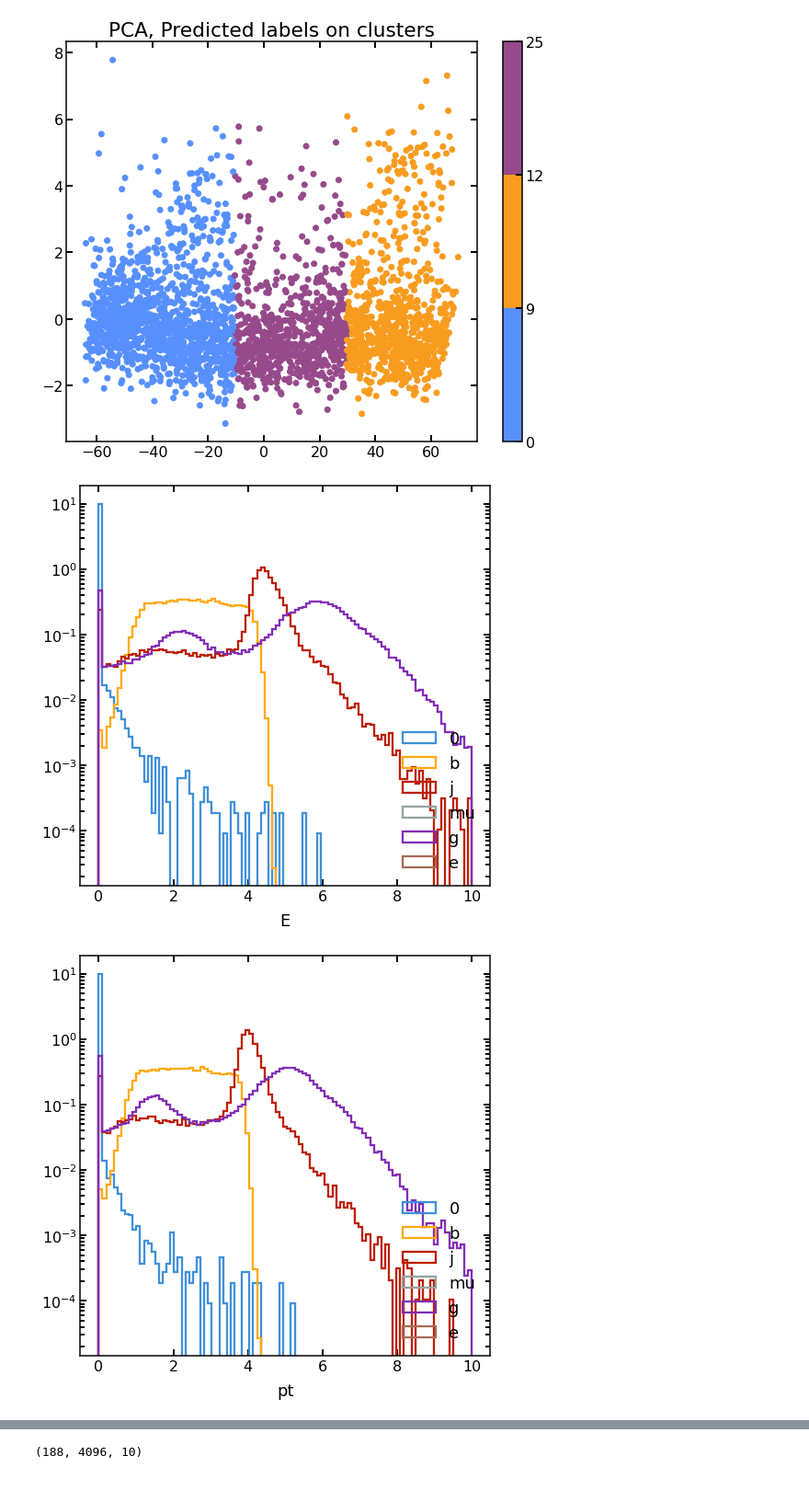
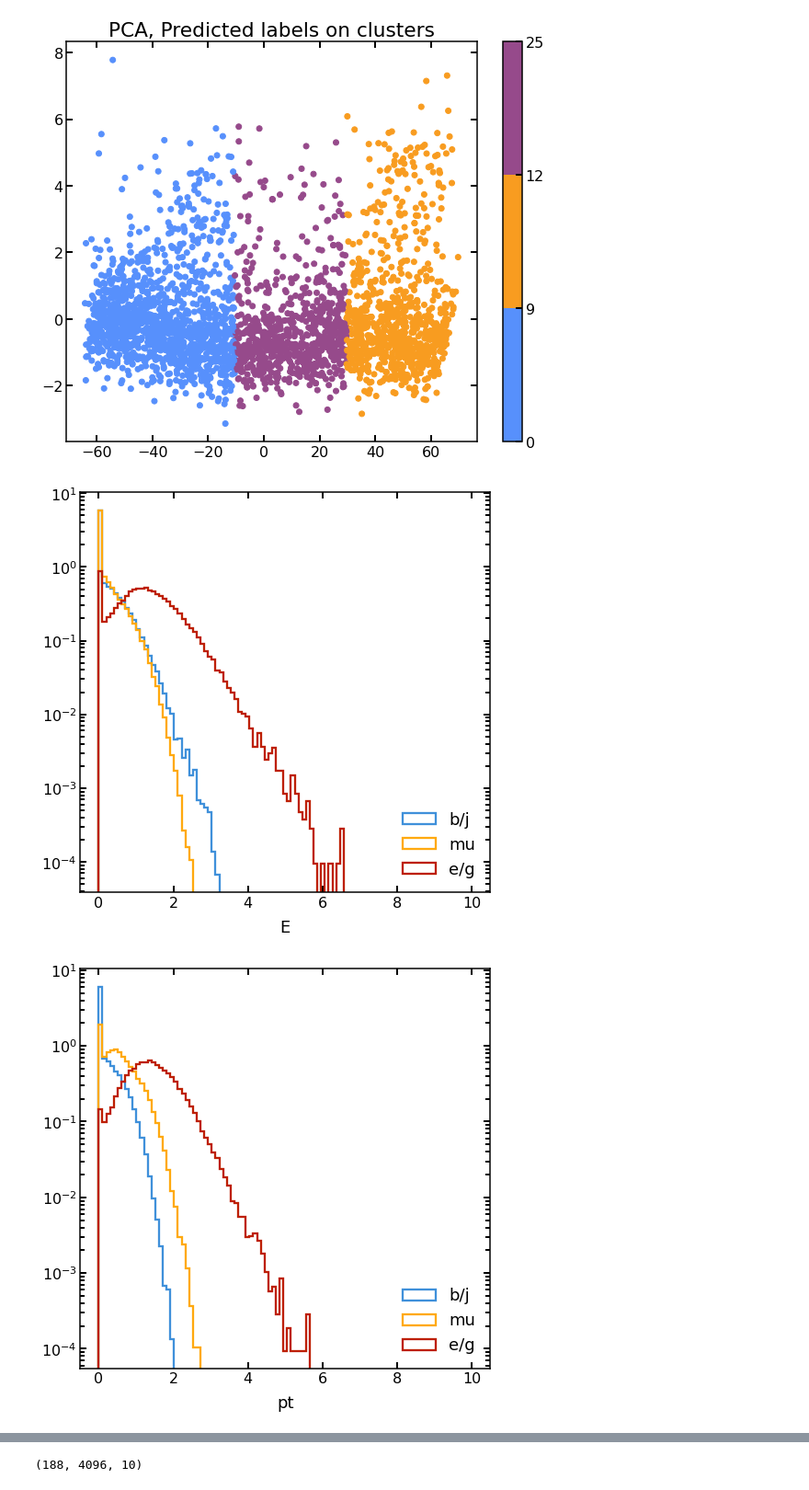
Before and after one commit to chernyavskaya/AnomalyClustering, a Jupyter notebook: notebooks/eval_graph_AE_upd.ipynb, the cells around one changed output, grey strips where cells are left out. Shown at 92% size. Saved outputs shown, nothing was run; the diff lists cells and outputs as text; code cells hidden in the pictures.

```diff
--- a/notebooks/eval_graph_AE_upd.ipynb
+++ b/notebooks/eval_graph_AE_upd.ipynb
@@ -47,14 +47,14 @@ device = torch.device('cuda:0' if torch.cuda.is_available() else 'cpu')
 # %% [output]
 setGPU: Setting GPU to: 1
 # %%
-DATA_PATH = '/eos/user/n/nchernya/MLHEP/AnomalyDetection/AnomalyClustering/inputs/'
-TRAIN_NAME = 'bkg_l1_filtered_1mln.h5'
+DATA_PATH = '/eos/user/n/nchernya/MLHEP/AnomalyDetection/autoencoder_for_anomaly/clustering/inputs/'
+TRAIN_NAME = 'background_chan3_passed_ae_l1.h5'
 filename_bg = DATA_PATH + TRAIN_NAME
 in_file = h5py.File(filename_bg, 'r')
-file_dataset = np.array(in_file['dataset'])[:,:,[0,2,4,5,6,7]]
-num_classes=6
+file_dataset = np.array(in_file['dataset']) ##[:,:,[0,2,4,5,6,7]]
+num_classes=4
 random.shuffle(file_dataset)
-file_dataset = file_dataset[:int(5e4)]
+file_dataset = file_dataset#[:int(5e4)]
 #trying temp to see what happens if we separate peak of 0s from eta and phi (activation function and pi cyclicity was changed in the model accordingly)
 #file_dataset[:,1:,4] = np.where(file_dataset[:,1:,1]==0.,0.,file_dataset[:,1:,4]+3.0)
 #file_dataset[:,1:,5] = np.where(file_dataset[:,1:,1]==0.,0.,file_dataset[:,1:,5]+3.4)
@@ -63,7 +63,7 @@ input_shape=[16,5]
 n_top_proc=3
 batch_size=256
 
-prepared_dataset,datas =  data_proc.prepare_graph_datas(file_dataset,input_shape[0],n_top_proc = n_top_proc,connect_only_real=False)
+prepared_dataset,datas =  data_proc.prepare_graph_datas(file_dataset,input_shape[0],n_top_proc = n_top_proc,connect_only_real=True)
 
 pid_weight = data_proc.get_relative_weights(prepared_dataset[:,1:,1].reshape(prepared_dataset[:,1:,1].shape[0]*prepared_dataset[:,1:,1].shape[1]),mode='max')
 #pid_weight = [1.,1.4,5.,5.]
@@ -113,3 +95,21 @@ model_AE = load_GraphAE(params_dict, device, path_model_ae)
+# %%
+import json
+import models.models as models
+reload(models)
+from models.models import load_DenseAE, load_IDEC, load_GraphAE
+
+
+load_dir = '/eos/user/n/nchernya/MLHEP/AnomalyDetection/autoencoder_for_anomaly/clustering/trained_output/graph/'
+n_run = 'run_7'
+load_dir+=n_run+'/'
+#path_model_ae = load_dir+'/best_model_AE.pkl'
+path_model_ae = load_dir+'/pretrained_AE_epoch_101.pkl'
+#path_model_idec = load_dir+'/idec_model_epoch_47.pkl'
+path_params = load_dir+'parameters.json'
+params_dict = json.loads(json.load(open(path_params)))
+
+model_AE = load_GraphAE(params_dict, device, path_model_ae)
+#model = load_IDEC(model_AE,params_dict, device, path_model_idec)
 # %%
 num_clusters_dict = {}
 
@@ -308,19 +308,19 @@ pred_reshaped = pred_reshaped.reshape((pred_reshaped.shape[0]*pred_reshaped.shap
 # %%
 for i,name in zip([1,2,3,4],'E,pt,eta,phi'.split(',')):
     plt.figure(figsize=(8,8))
     bins = np.linspace(-5,5,100)
     if i==1 or i==2:
         bins = np.linspace(0,10,100)
         plt.semilogy()
     kwargs={'linewidth':2.3, 'fill':False, 'density':True,'histtype':'step'}
     #for pid_name, pid in zip(['0','b/j','mu','e/g'],[0,1,2,3]):
-    for pid_name, pid in zip(['0','b','j','mu','g','e'],[0,1,2,3,4,5]):
-   # for pid_name, pid in zip(['b/j','mu','e/g'],[1,2,3]):
+    #for pid_name, pid in zip(['0','b','j','mu','g','e'],[0,1,2,3,4,5]):
+    for pid_name, pid in zip(['b/j','mu','e/g'],[1,2,3]):
         mask = pred_reshaped[:,:,0]==pid
         _ = plt.hist(pred_reshaped[:,:,i][mask],bins=bins,**kwargs,label=pid_name)
     plt.xlabel(name)
     plt.legend(loc='lower right')
     #plt.semilogy()
 # %% [output]
-[figure, old version]
+[figure, new version]
-[figure, old version]
+[figure, new version]
```
Also changed, not shown: parts of 5 cells of this notebook, 5 other files.
